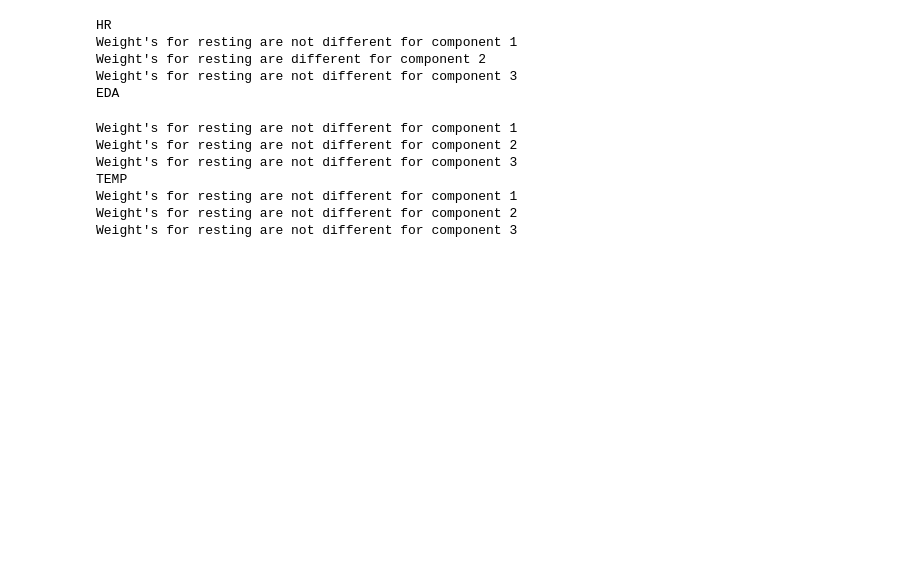
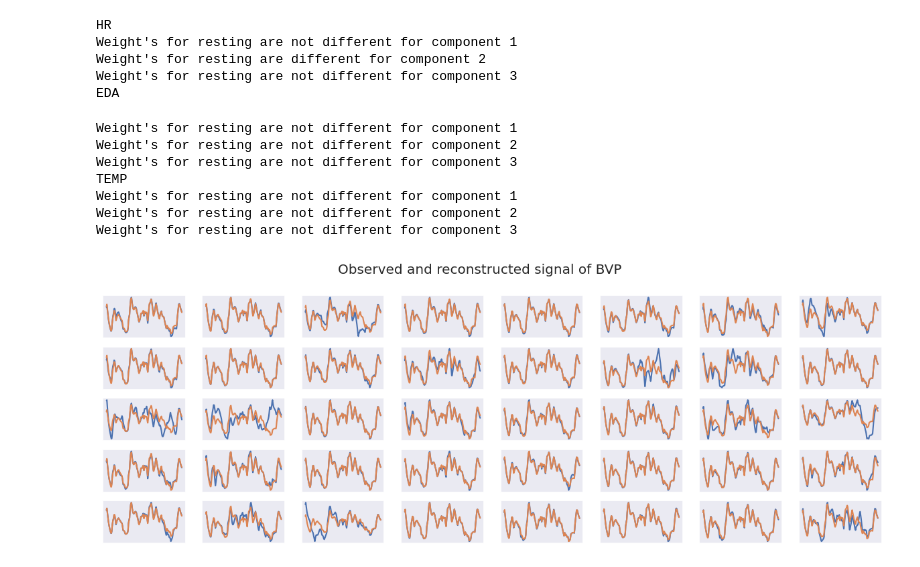
Before and after one commit to tbarcinski/02582-Computational-Data-Analysis, a Jupyter notebook: Case2/NMF.ipynb, the cells around one changed output. Saved outputs shown, nothing was run; the diff lists cells and outputs as text; code cells hidden in the pictures; blank space fills up the shorter version.

```diff
--- a/Case2/NMF.ipynb
+++ b/Case2/NMF.ipynb
@@ -419,3 +404,9 @@ TEMP
 Weight's for resting are not different for component 1
 Weight's for resting are not different for component 2
 Weight's for resting are not different for component 3
+# %%
+X, W, H, model = find_weights("BVP")
+# %%
+plot_reconstruction(X, W, H, "BVP", scaler)
+# %% [output]
+[figure, added]
```
Also changed, not shown: parts of 8 cells of this notebook.
